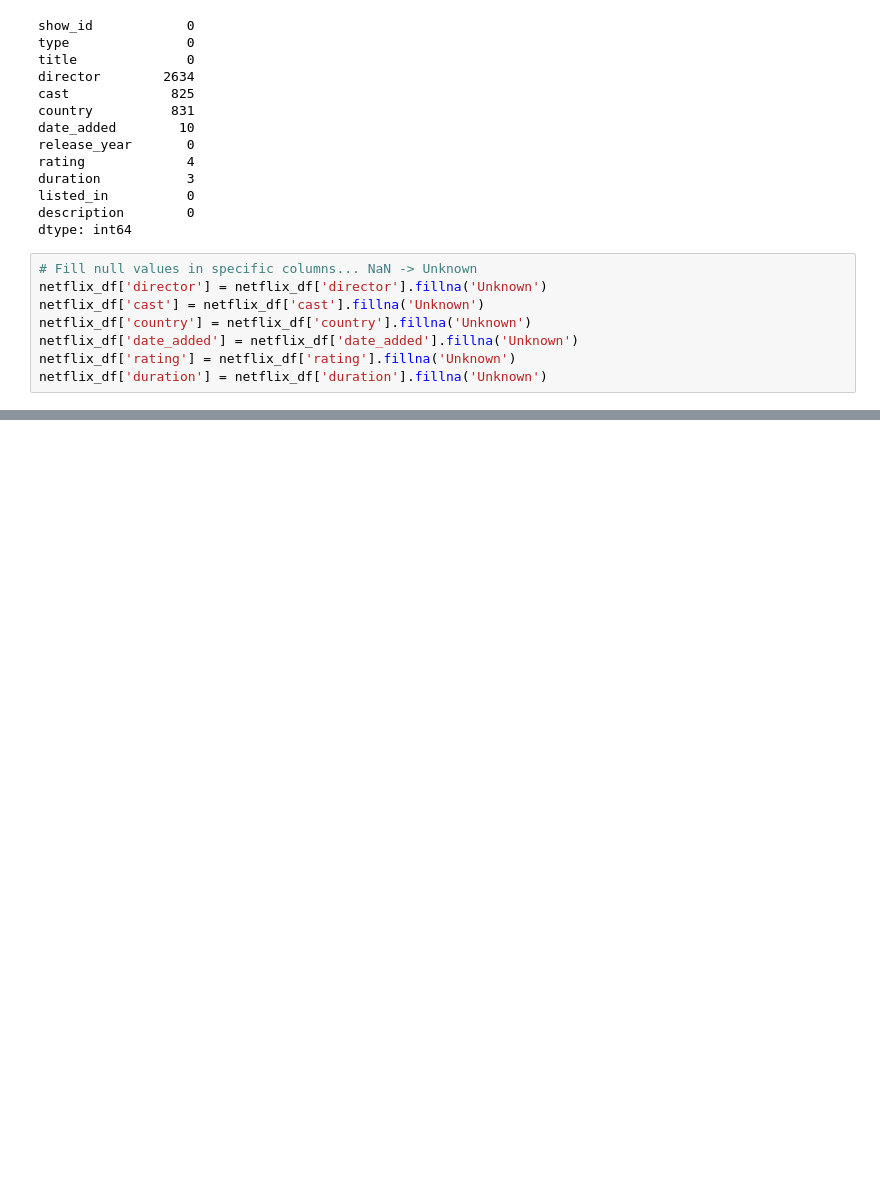
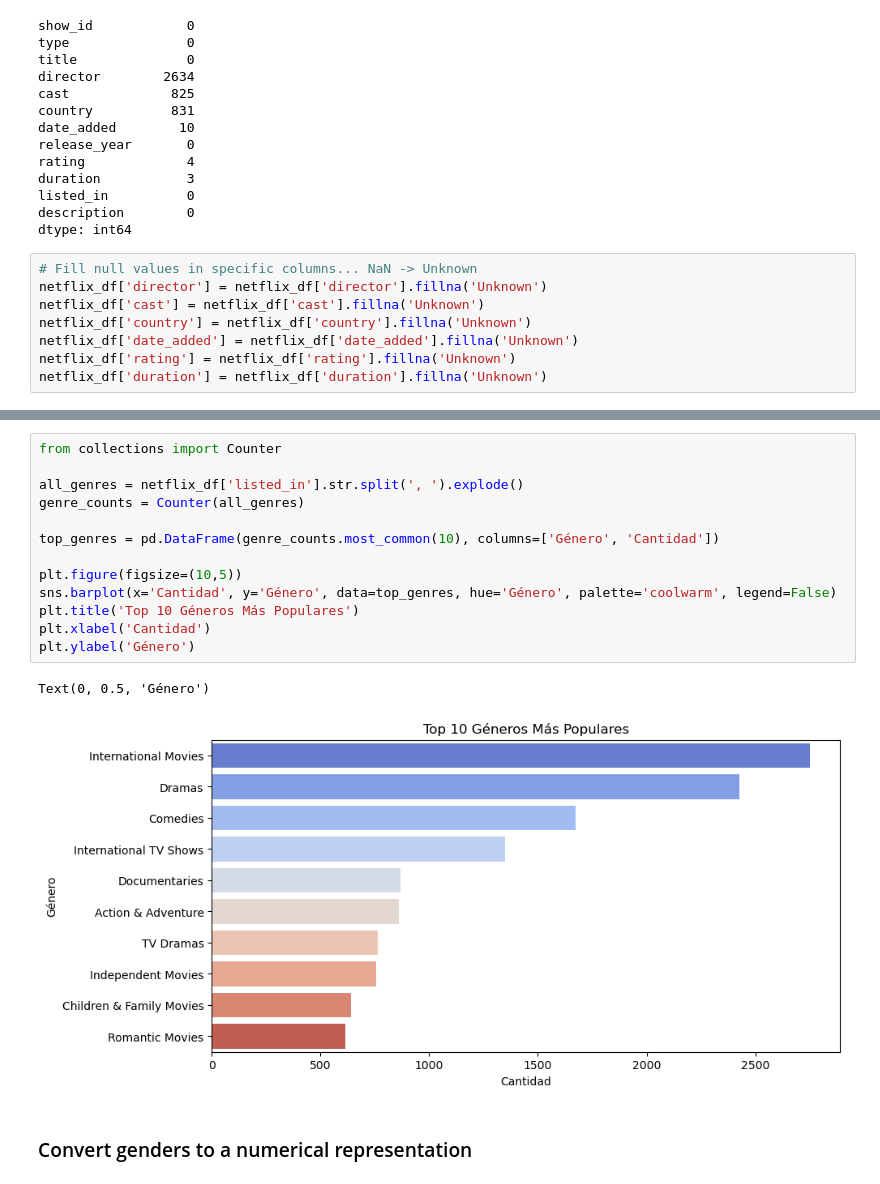
Before and after one commit to ferrpm/netflix-recommender, a Jupyter notebook: movie_series_recommender.ipynb, the cells around one changed output, grey strips where cells are left out. Drawn from its saved outputs; the diff is of its cells as text; blank space fills up the shorter version.

```diff
--- a/movie_series_recommender.ipynb
+++ b/movie_series_recommender.ipynb
@@ -73,0 +96,18 @@ plt.show()
+# %%
+from collections import Counter
+
+all_genres = netflix_df['listed_in'].str.split(', ').explode()
+genre_counts = Counter(all_genres)
+
+top_genres = pd.DataFrame(genre_counts.most_common(10), columns=['Género', 'Cantidad'])
+
+plt.figure(figsize=(10,5))
+sns.barplot(x='Cantidad', y='Género', data=top_genres, hue='Género', palette='coolwarm', legend=False)
+plt.title('Top 10 Géneros Más Populares')
+plt.xlabel('Cantidad')
+plt.ylabel('Género')
+# %% [output]
+Text(0, 0.5, 'Género')
+[figure, added]
+# %% [markdown]
+### Convert genders to a numerical representation
```
Also changed, not shown: parts of 10 cells of this notebook.
